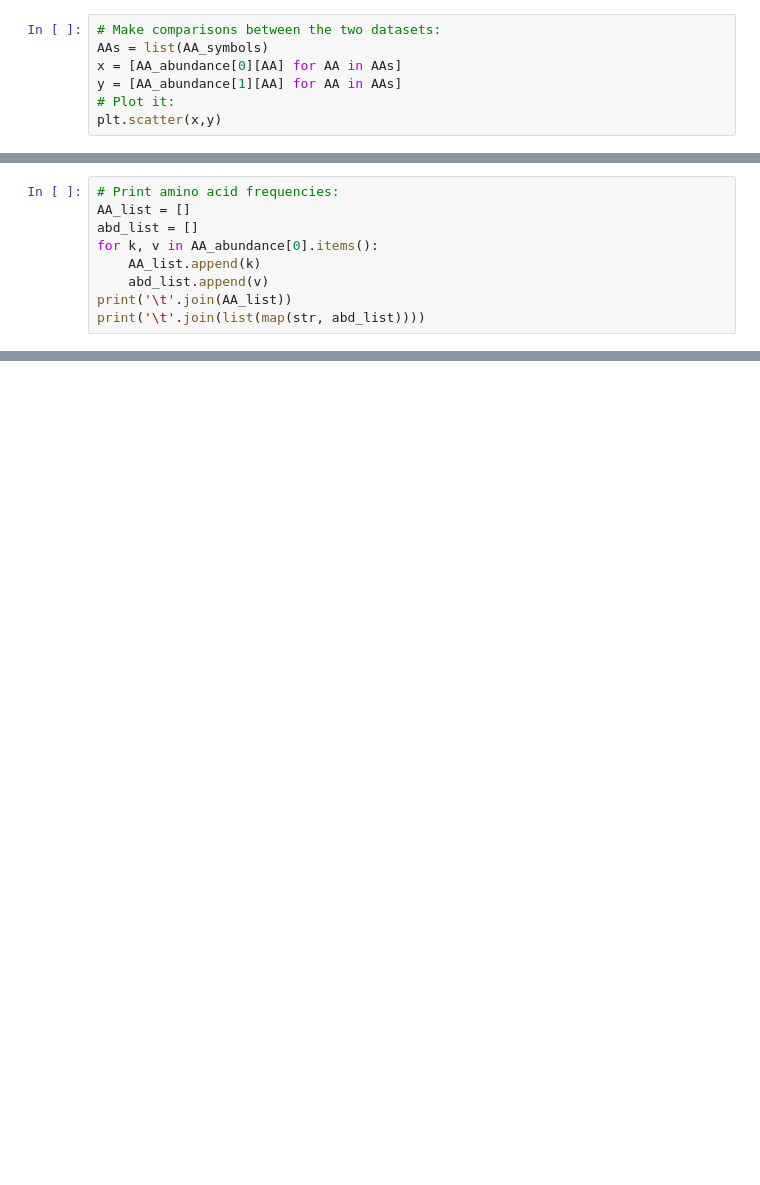
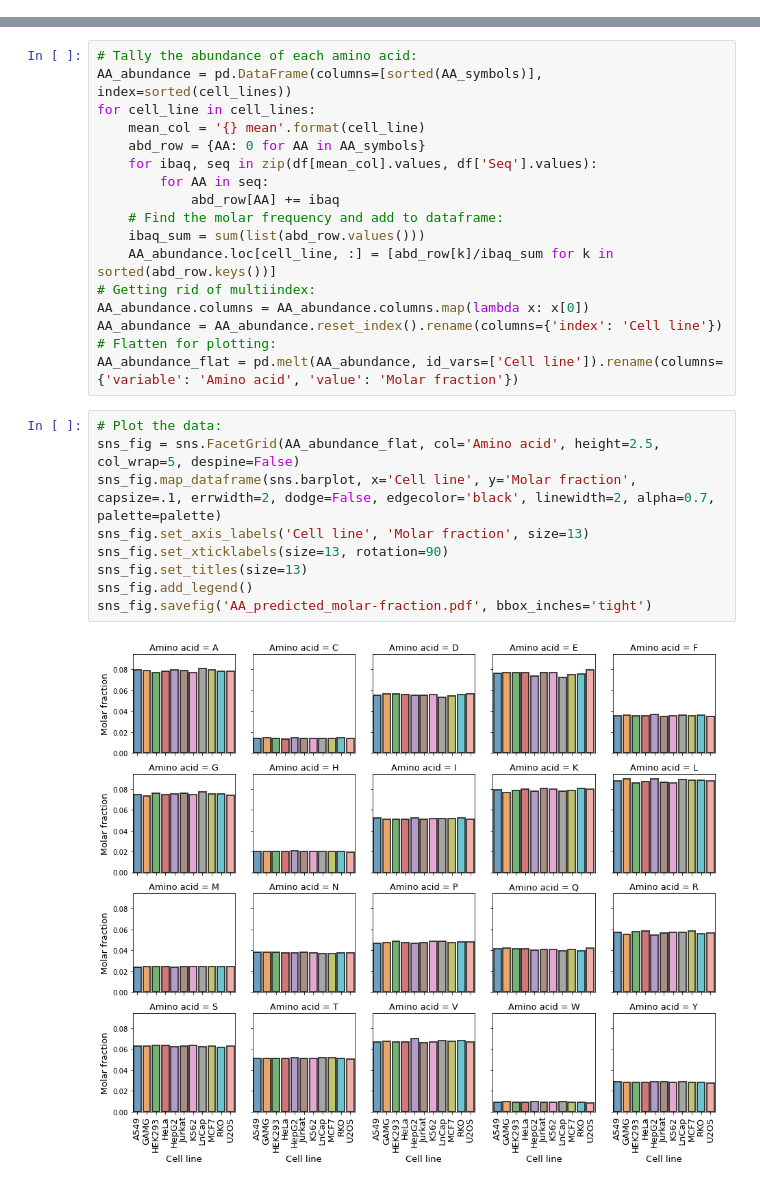
Before and after one commit to krdav/lab-work, a Jupyter notebook: H1299_143B_prot-nucl-quant/amino_acid_abundance_estimate/AA_freq_calc.ipynb, the cells around one changed output, grey strips where cells are left out. Saved outputs shown, nothing was run; the diff lists cells and outputs as text; blank space fills up the shorter version.

Commit message:
updated AA predict

```diff
--- a/H1299_143B_prot-nucl-quant/amino_acid_abundance_estimate/AA_freq_calc.ipynb
+++ b/H1299_143B_prot-nucl-quant/amino_acid_abundance_estimate/AA_freq_calc.ipynb
@@ -98,7 +41,0 @@ for AA_i, df_i in enumerate([df1, df2]):
-# %%
-# Make comparisons between the two datasets:
-AAs = list(AA_symbols)
-x = [AA_abundance[0][AA] for AA in AAs]
-y = [AA_abundance[1][AA] for AA in AAs]
-# Plot it:
-plt.scatter(x,y)
@@ -108,9 +41,0 @@ plt.scatter(x,y)
-# %%
-# Print amino acid frequencies:
-AA_list = []
-abd_list = []
-for k, v in AA_abundance[0].items():
-    AA_list.append(k)
-    abd_list.append(v)
-print('\t'.join(AA_list))
-print('\t'.join(list(map(str, abd_list))))
@@ -119,0 +111,28 @@ F       Y       K       I       T       V       P       R       G       N
+# %%
+# Tally the abundance of each amino acid:
+AA_abundance = pd.DataFrame(columns=[sorted(AA_symbols)], index=sorted(cell_lines))
+for cell_line in cell_lines:
+    mean_col = '{} mean'.format(cell_line)
+    abd_row = {AA: 0 for AA in AA_symbols}
+    for ibaq, seq in zip(df[mean_col].values, df['Seq'].values):
+        for AA in seq:
+            abd_row[AA] += ibaq
+    # Find the molar frequency and add to dataframe:
+    ibaq_sum = sum(list(abd_row.values()))
+    AA_abundance.loc[cell_line, :] = [abd_row[k]/ibaq_sum for k in sorted(abd_row.keys())]
+# Getting rid of multiindex:
+AA_abundance.columns = AA_abundance.columns.map(lambda x: x[0])
+AA_abundance = AA_abundance.reset_index().rename(columns={'index': 'Cell line'})
+# Flatten for plotting:
+AA_abundance_flat = pd.melt(AA_abundance, id_vars=['Cell line']).rename(columns={'variable': 'Amino acid', 'value': 'Molar fraction'})
+# %%
+# Plot the data:
+sns_fig = sns.FacetGrid(AA_abundance_flat, col='Amino acid', height=2.5, col_wrap=5, despine=False)
+sns_fig.map_dataframe(sns.barplot, x='Cell line', y='Molar fraction', capsize=.1, errwidth=2, dodge=False, edgecolor='black', linewidth=2, alpha=0.7, palette=palette)
+sns_fig.set_axis_labels('Cell line', 'Molar fraction', size=13)
+sns_fig.set_xticklabels(size=13, rotation=90)
+sns_fig.set_titles(size=13)
+sns_fig.add_legend()
+sns_fig.savefig('AA_predicted_molar-fraction.pdf', bbox_inches='tight')
+# %% [output]
+[figure, added]
```
Also changed, not shown: parts of 12 cells of this notebook, 45 other files.
